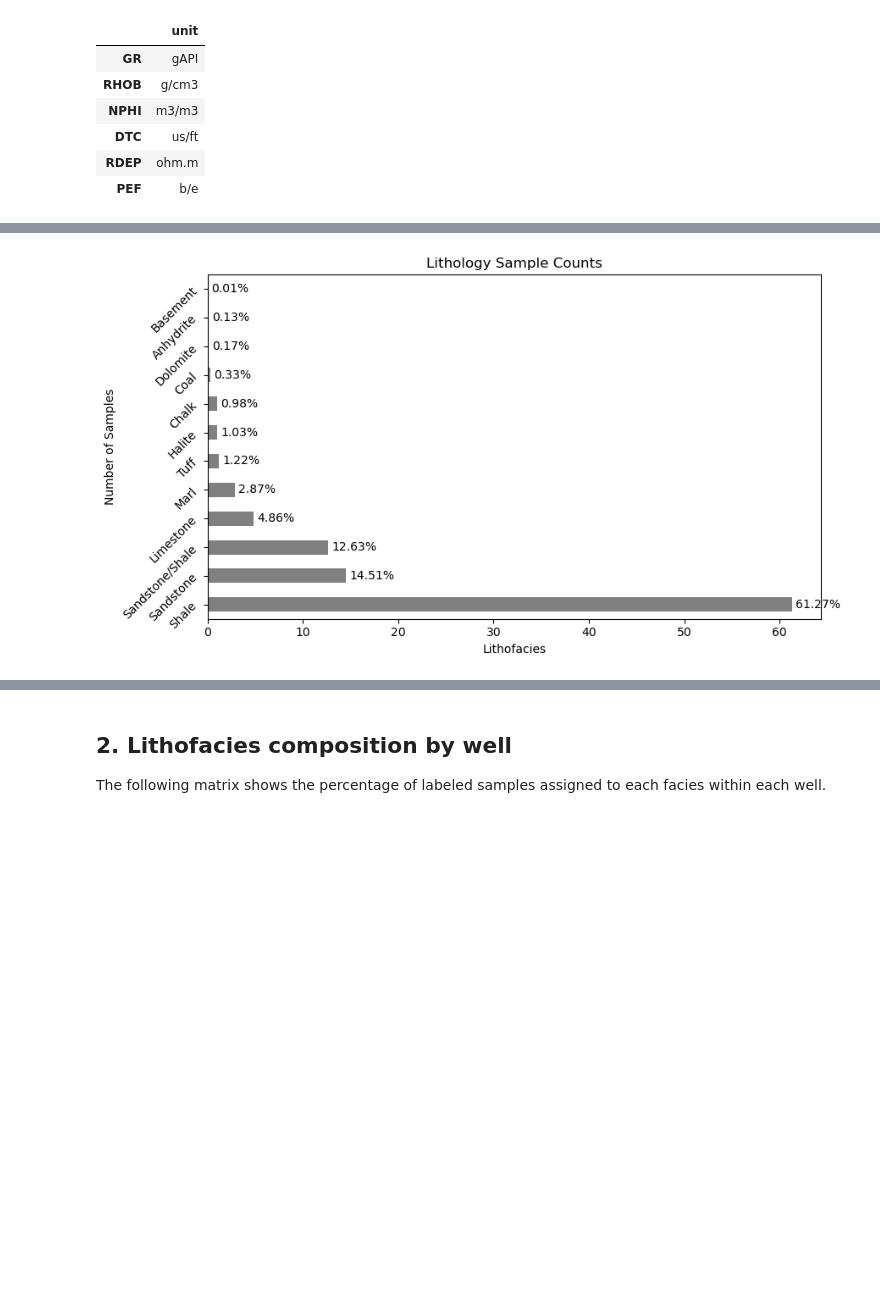
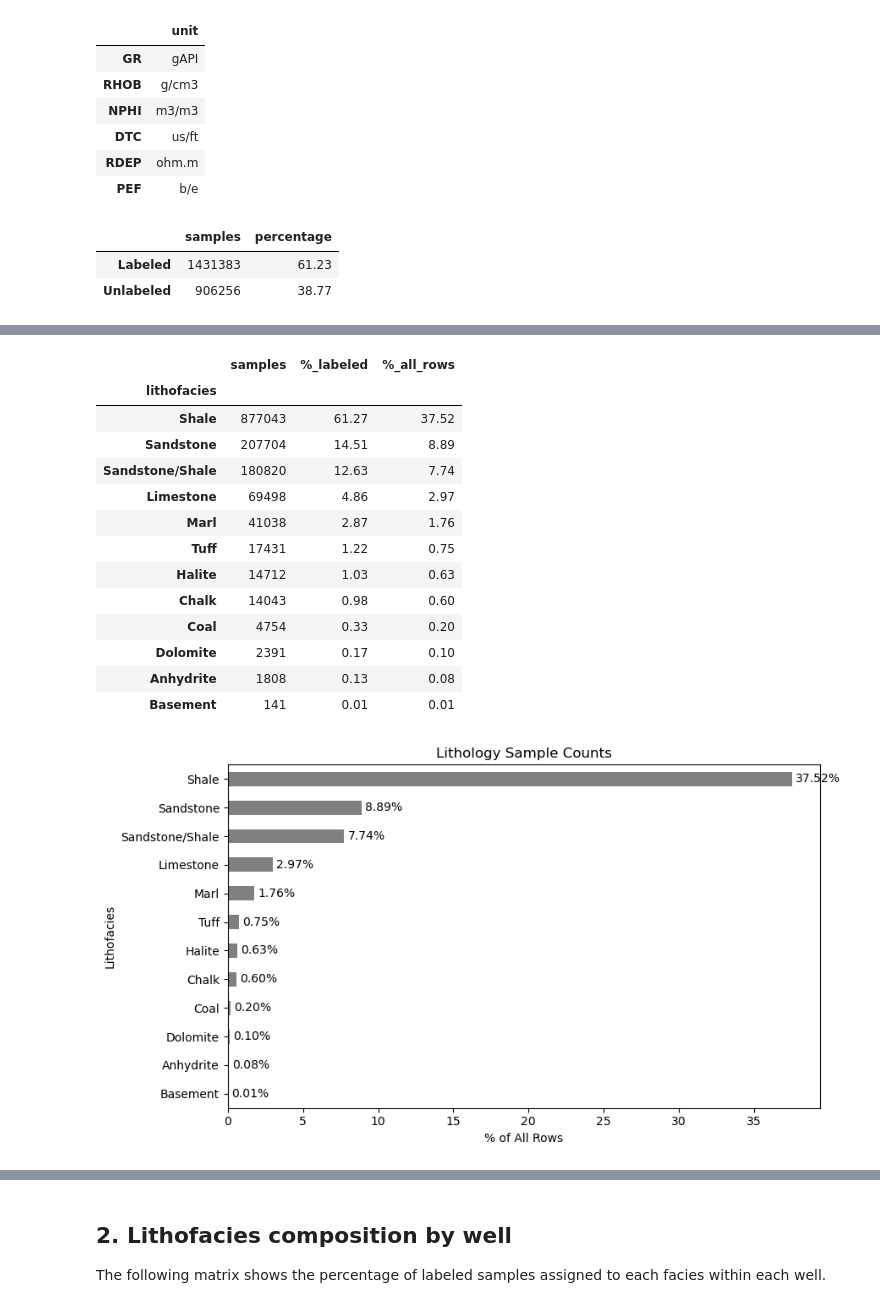
Before and after one commit to leraos/force_2020_well_log_analysis, a Jupyter notebook: notebooks/02_exploratory_data_analysis.ipynb, the cells around one changed output, grey strips where cells are left out. Saved outputs shown, nothing was run; the diff lists cells and outputs as text; code cells hidden in the pictures; blank space fills up the shorter version.

```diff
--- a/notebooks/02_exploratory_data_analysis.ipynb
+++ b/notebooks/02_exploratory_data_analysis.ipynb
@@ -288,6 +291,28 @@ Unknown lithology codes: none
 labeled_samples = samples.loc[
     samples["lithofacies"].notna()
 ].copy()
+
+### how many, of all the depth rows hold labels
+n_total = len(samples)
+n_labeled = samples["lithofacies"].notna().sum()
+n_unlabeled = n_total - n_labeled
+
+label_coverage = pd.DataFrame(
+    {
+        "samples": [n_labeled, n_unlabeled],
+        "percentage": [
+            100 * n_labeled / n_total,
+            100 * n_unlabeled / n_total,
+        ],
+    },
+    index=["Labeled", "Unlabeled"],
+)
+
+display(label_coverage)
+# %% [output]
+|  | samples | percentage |
+| Labeled | 1431383 | 61.23 |
+| Unlabeled | 906256 | 38.77 |
 # %%
 ### lithology,keys and further information may be found in https://github.com/bolgebrygg/Force-2020-Machine-Learning-competition/blob/master/lithology_competition/data/starter_notebook.ipynb
 
@@ -333,26 +358,47 @@ lithology_counts["percentage"] = (
     * 100
 )
 
-print(lithology_counts)
+
+
+
+### facies summary
+facies_summary = (
+    labeled_samples["lithofacies"]
+    .value_counts(sort=False)
+    .rename("samples")
+    .to_frame()
+)
+
+facies_summary["%_labeled"] = (
+    100 * facies_summary["samples"] / n_labeled
+)
+
+facies_summary["%_all_rows"] = (
+    100 * facies_summary["samples"] / n_total
+)
+
+facies_summary = facies_summary.sort_values(
+    "samples",
+    ascending=False,
+)
+
+display(facies_summary)
 
 
 ### plot lithology presence
-
-ax = lithology_counts.plot(
+ax = facies_summary["%_all_rows"].plot(
     kind='barh',
-    x='lithofacies',
-    y='percentage',
     legend=False,
     color="grey",
     figsize=(9, 5),
-    rot=45
 )
+ax.invert_yaxis()
 
 ### annotate percentage value above each bar
 ax.bar_label(ax.containers[0], fmt='%.2f%%', padding=3)
 
 plt.ylabel('Lithofacies')
-plt.xlabel('Number of Samples')
+plt.xlabel('% of All Rows')
 plt.title('Lithology Sample Counts')
 plt.tight_layout()
 plt.show()
@@ -373 +406,15 @@ plt.show()
+|  | samples | %_labeled | %_all_rows |
+| lithofacies |  |  |  |
+| Shale | 877043 | 61.27 | 37.52 |
+| Sandstone | 207704 | 14.51 | 8.89 |
+| Sandstone/Shale | 180820 | 12.63 | 7.74 |
+| Limestone | 69498 | 4.86 | 2.97 |
+| Marl | 41038 | 2.87 | 1.76 |
+| Tuff | 17431 | 1.22 | 0.75 |
+| Halite | 14712 | 1.03 | 0.63 |
+| Chalk | 14043 | 0.98 | 0.60 |
+| Coal | 4754 | 0.33 | 0.20 |
+| Dolomite | 2391 | 0.17 | 0.10 |
+| Anhydrite | 1808 | 0.13 | 0.08 |
+| Basement | 141 | 0.01 | 0.01 |
-[figure, old version]
+[figure, new version]
```
Also changed, not shown: parts of 20 cells of this notebook, 5 other files.
